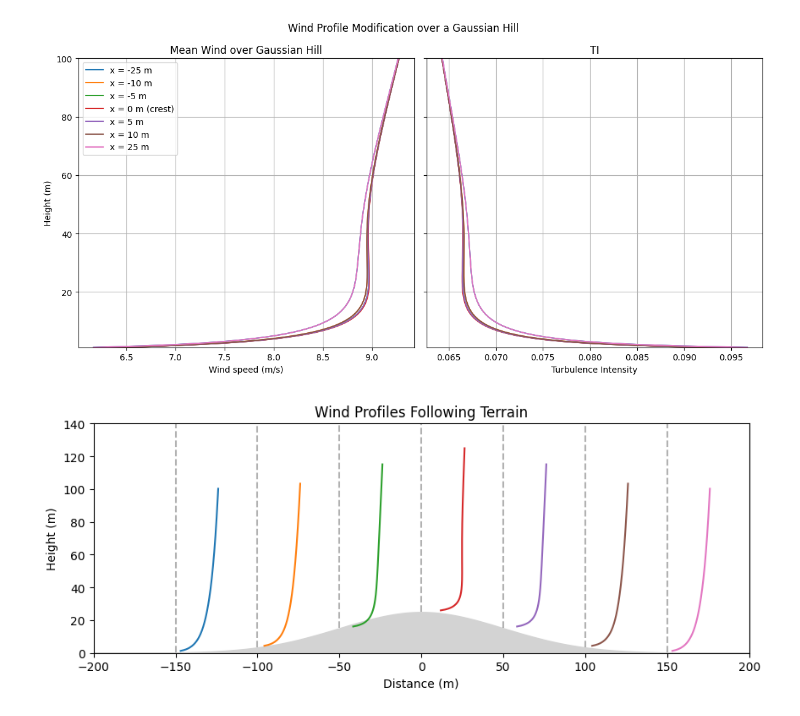
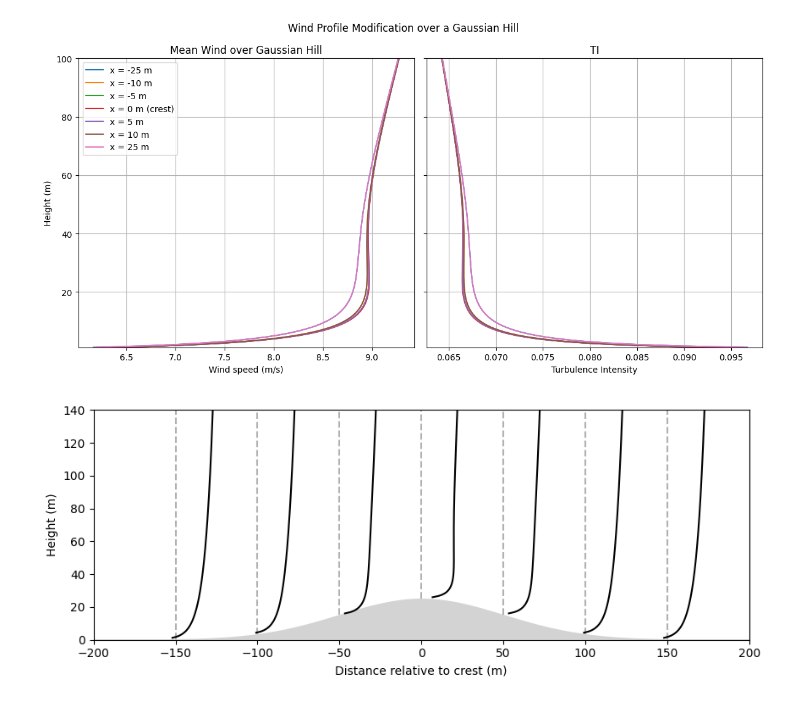
Before and after one commit to JacobManniche/Bachelor_legeplads, a Jupyter notebook: wind profile 2D.ipynb, the cells around one changed output. Cells and saved outputs as stored; diff of their text form; code cells hidden in the pictures.

```diff
--- a/wind profile 2D.ipynb
+++ b/wind profile 2D.ipynb
@@ -433,7 +433,7 @@ def U(x, z):
     return base * speedup
 
 # domain
-z = np.linspace(1, 100, 200)
+z = np.linspace(1, 150, 200)
 x_vals = np.linspace(-200, 200, 500)
 
 # positions
@@ -449,35 +449,34 @@ plt.figure(figsize=(10, 6))
 hill_vals = hill(x_vals)
 plt.fill_between(x_vals, hill_vals, color="lightgray", label="Hill")
 
 # profiles
 for x0 in positions:
     U_vals = U(x0, z)
 
     # horizontal shift
-    x_profile = x0 + U_vals * scale - 20
+    x_profile = x0 + U_vals * scale - 25
 
     # vertical shift (THIS is the key fix)
     z_profile = z + hill(x0)
 
-    plt.plot(x_profile, z_profile, label=f"x = {x0} m")
+    plt.plot(x_profile, z_profile, label=f"x = {x0} m",color='k')
 
     # reference line from ground up
     plt.plot([x0, x0], [hill(x0), hill(x0) + 150],
              linestyle="--", color="k", alpha=0.3)
 
 # labels
-plt.xlabel("Distance (m)")
+plt.xlabel("Distance relative to crest (m)")
 plt.ylabel("Height (m)")
-plt.title("Wind Profiles Following Terrain")
 
 plt.xlim(-200, 200)
 plt.ylim(0, 140)
 
 plt.gca().set_aspect('equal', adjustable='box')
 
 #plt.legend()
 #plt.grid(True)
 
 plt.show()
 # %% [output]
-[figure, old version]
+[figure, new version]
```
